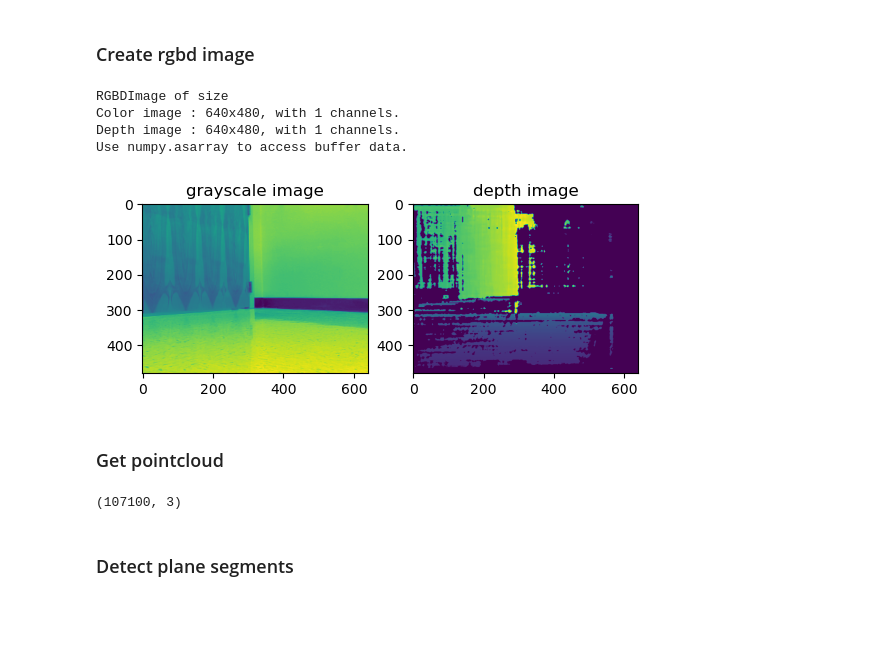
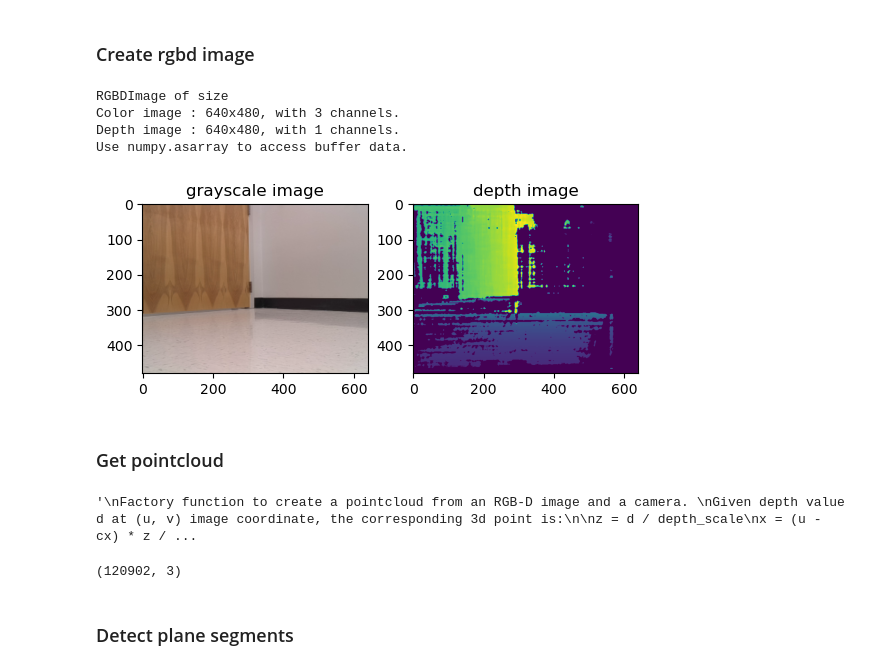
Before and after one commit to aduvai22/Plane-Detection-from-Pointcloud-on-Turtlebot-4, a Jupyter notebook: get_pcl.ipynb, the cells around one changed output. Cells and saved outputs as stored; diff of their text form; code cells hidden in the pictures; blank space fills up the shorter version.

Commit message:
camera matrix modified

```diff
--- a/get_pcl.ipynb
+++ b/get_pcl.ipynb
@@ -31,8 +39,8 @@ with Reader(rgb_folder+rgb_file) as reader:
 # %%
 rgb = img_msg.data.reshape(250,250,3)
 rgb = cv2.cvtColor(rgb, cv2.COLOR_BGR2RGB)
-gray = cv2.cvtColor(rgb, cv2.COLOR_BGR2GRAY)
-gray = cv2.resize(gray, (640,480), interpolation = cv2.INTER_AREA)
+# gray = cv2.cvtColor(rgb, cv2.COLOR_BGR2GRAY)
+gray = cv2.resize(rgb, (640,480), interpolation = cv2.INTER_AREA)
 plt.imshow(gray)
 gray.shape
 # %% [output]
@@ -86,22 +108,22 @@ Use numpy.asarray to access buffer data.
 # %% [markdown]
 ### Create rgbd image
 # %%
-rgbd = o3d.geometry.RGBDImage.create_from_color_and_depth(gray_img, depth_img, convert_rgb_to_intensity=True)
+rgbd = o3d.geometry.RGBDImage.create_from_color_and_depth(gray_img, depth_img, convert_rgb_to_intensity=False)
 print(rgbd)
 
 plt.subplot(1, 2, 1)
 plt.title('grayscale image')
 plt.imshow(rgbd.color)
 plt.subplot(1, 2, 2)
 plt.title('depth image')
 plt.imshow(rgbd.depth)
 plt.show()
 # %% [output]
 RGBDImage of size
-Color image : 640x480, with 1 channels.
+Color image : 640x480, with 3 channels.
 Depth image : 640x480, with 1 channels.
 Use numpy.asarray to access buffer data.
-[figure, old version]
+[figure, new version]
 # %% [markdown]
 ### Get pointcloud
 # %%
@@ -110,26 +132,54 @@ Here we use PinholeCameraIntrinsicParameters.PrimeSenseDefault as default camera
 It has image resolution 640x480, focal length (fx, fy) = (525.0, 525.0), and optical center (cx, cy) = (319.5, 239.5).
 An identity matrix is used as the default extrinsic parameter.
 '''
+## default option
+# cam = o3d.camera.PinholeCameraIntrinsic(
+#         o3d.camera.PinholeCameraIntrinsicParameters.PrimeSenseDefault)
 
-pcd = o3d.geometry.PointCloud.create_from_rgbd_image(
-    rgbd,
-    o3d.camera.PinholeCameraIntrinsic(
-        o3d.camera.PinholeCameraIntrinsicParameters.PrimeSenseDefault))
+## current option
+cam = o3d.camera.PinholeCameraIntrinsic()
+cam.intrinsic_matrix =  [[989.7, 0.00, 320.1] , [0.00, 747.9, 281.1], [0.00, 0.00, 1.00]]
+
+
+## advanced option
+# w, h, fx,fy, cx, cy = 250, 250,
+# intrinsic = o3d.camera.PinholeCameraIntrinsic(w, h, fx,fy, cx, cy)
+# intrinsic.intrinsic_matrix = [[fx, 0, cx], [0, fy, cy], [0, 0, 1]]
+# cam = o3d.camera.PinholeCameraParameters()
+# cam.intrinsic = intrinsic
+# cam.extrinsic = np.array([[0., 0., 0., 0.], [0., 0., 0., 0.], [0., 0., 0., 0.], [0., 0., 0., 1.]])
+# pcd = o3d.geometry.create_point_cloud_from_rgbd_image(
+#     rgbd_image, cam.intrinsic, cam.extrinsic)
+
+pcd = o3d.geometry.PointCloud.create_from_rgbd_image(rgbd, cam)
 # Flip it, otherwise the pointcloud will be upside down
 pcd.transform([[1, 0, 0, 0], [0, -1, 0, 0], [0, 0, -1, 0], [0, 0, 0, 1]])
 
 o3d.visualization.draw_geometries([pcd])
+
+'''
+Factory function to create a pointcloud from an RGB-D image and a camera.
+Given depth value d at (u, v) image coordinate, the corresponding 3d point is:
+
+z = d / depth_scale
+x = (u - cx) * z / fx
+y = (v - cy) * z / fy
+'''
+# %% [output]
+'\nFactory function to create a pointcloud from an RGB-D image and a camera. \nGiven depth value d at (u, v) image coordinate, the corresponding 3d point is:\n\nz = d / depth_scale\nx = (u - cx) * z / ...
 # %%
-# convert to np array
+## convert to np array
 xyz_array = np.asarray(pcd.points)
 np.shape(xyz_array)
 
-# save pcl array
-# pcl_folder = './pcl/'
-# pcl_file = 'pcl1'
+## save pcl array
+pcl_folder = './pcl/'
+pcl_file = 'pcl5'
 # np.save(pcl_folder+pcl_file, xyz_array)
-# %% [output]
-(107100, 3)
+# %%
+np.shape(xyz_array)
+# %% [output]
+(120902, 3)
 # %% [markdown]
 ### Detect plane segments
 # %%
```
Also changed, not shown: parts of 10 cells of this notebook.
